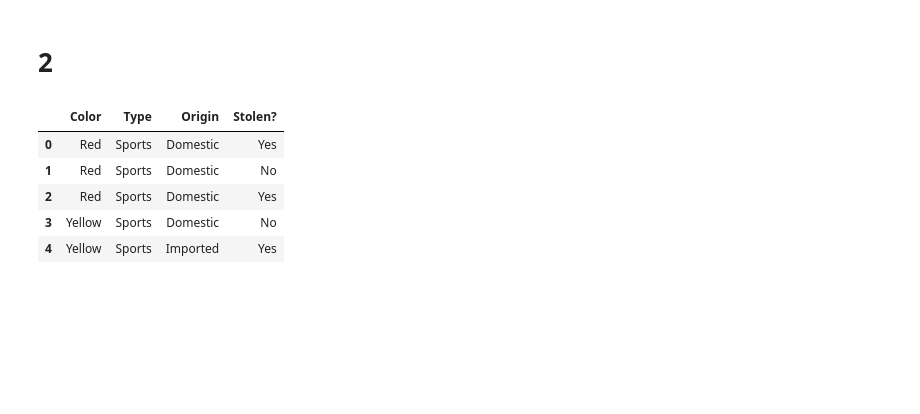
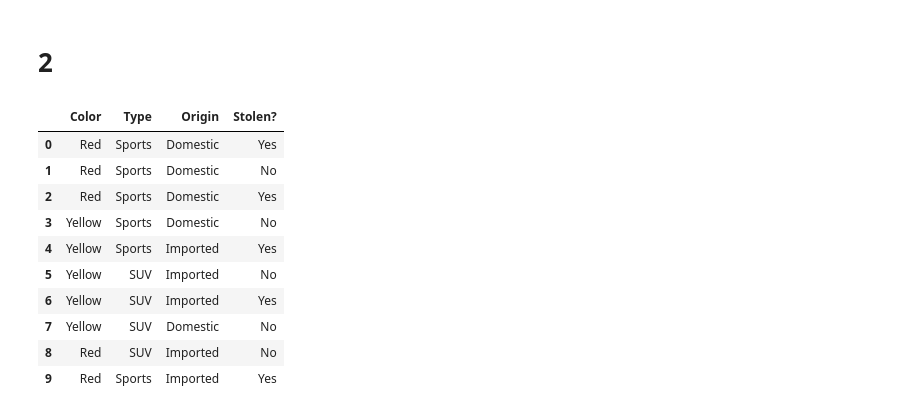
Before and after one commit to Trenonian/ML-HW-4, a Jupyter notebook: HW4 Michael Anderson.ipynb, the cells around one changed output. Cells and saved outputs as stored; diff of their text form; code cells hidden in the pictures; blank space fills up the shorter version.

```diff
--- a/HW4 Michael Anderson.ipynb
+++ b/HW4 Michael Anderson.ipynb
@@ -88,14 +98,19 @@ Basically, we 'naively' assume that every feature is independent of the other fe
 # %%
 cars = pd.read_csv("data/cars.csv")
 # %%
-cars.head()
+cars
 # %% [output]
 |  | Color | Type | Origin | Stolen? |
 | 0 | Red | Sports | Domestic | Yes |
 | 1 | Red | Sports | Domestic | No |
 | 2 | Red | Sports | Domestic | Yes |
 | 3 | Yellow | Sports | Domestic | No |
 | 4 | Yellow | Sports | Imported | Yes |
+| 5 | Yellow | SUV | Imported | No |
+| 6 | Yellow | SUV | Imported | Yes |
+| 7 | Yellow | SUV | Domestic | No |
+| 8 | Red | SUV | Imported | No |
+| 9 | Red | Sports | Imported | Yes |
 # %%
 # Import LabelEncoder
 from sklearn import preprocessing
```
Also changed, not shown: parts of 24 cells of this notebook, 2 other files.
